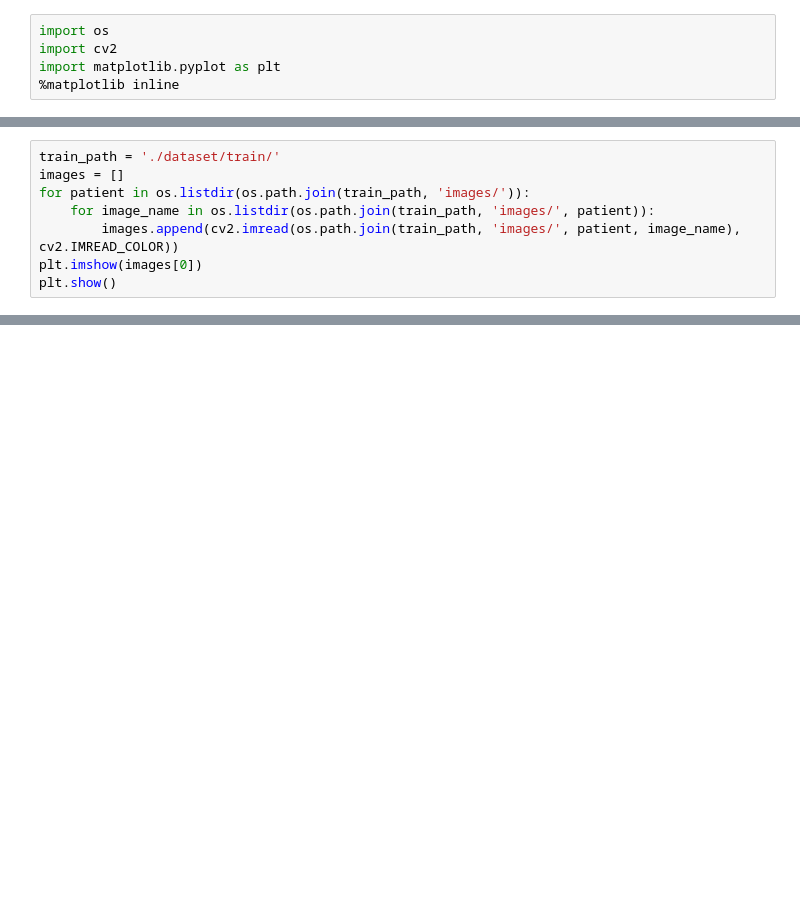
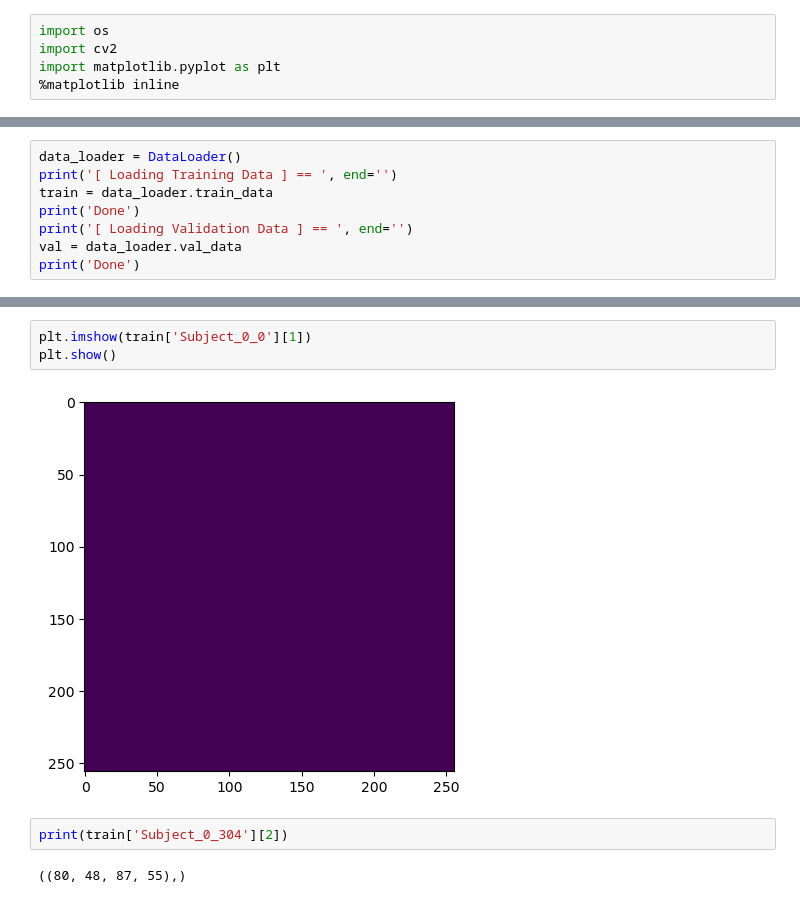
Before and after one commit to Ahmed-Aboalasaad/CV, a Jupyter notebook: main.ipynb, the cells around one changed output, grey strips where cells are left out. Saved outputs shown, nothing was run; the diff lists cells and outputs as text; blank space fills up the shorter version.

Commit message:
Added DataLoader class

```diff
--- a/main.ipynb
+++ b/main.ipynb
@@ -10,8 +7,0 @@ import matplotlib.pyplot as plt
-# %%
-train_path = './dataset/train/'
-images = []
-for patient in os.listdir(os.path.join(train_path, 'images/')):
-    for image_name in os.listdir(os.path.join(train_path, 'images/', patient)):
-        images.append(cv2.imread(os.path.join(train_path, 'images/', patient, image_name), cv2.IMREAD_COLOR))
-plt.imshow(images[0])
-plt.show()
@@ -19,0 +55,8 @@ plt.show()
+# %%
+data_loader = DataLoader()
+print('[ Loading Training Data ] == ', end='')
+train = data_loader.train_data
+print('Done')
+print('[ Loading Validation Data ] == ', end='')
+val = data_loader.val_data
+print('Done')
@@ -19,0 +71,9 @@ plt.show()
+# %%
+plt.imshow(train['Subject_0_0'][1])
+plt.show()
+# %% [output]
+[figure, added]
+# %%
+print(train['Subject_0_304'][2])
+# %% [output]
+((80, 48, 87, 55),)
```
Also changed, not shown: parts of 5 cells of this notebook.
